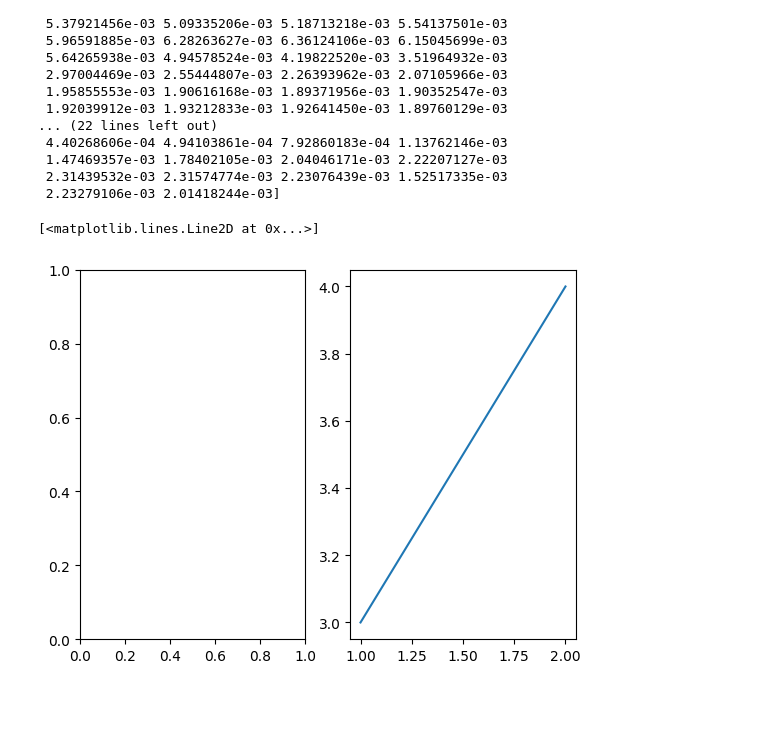
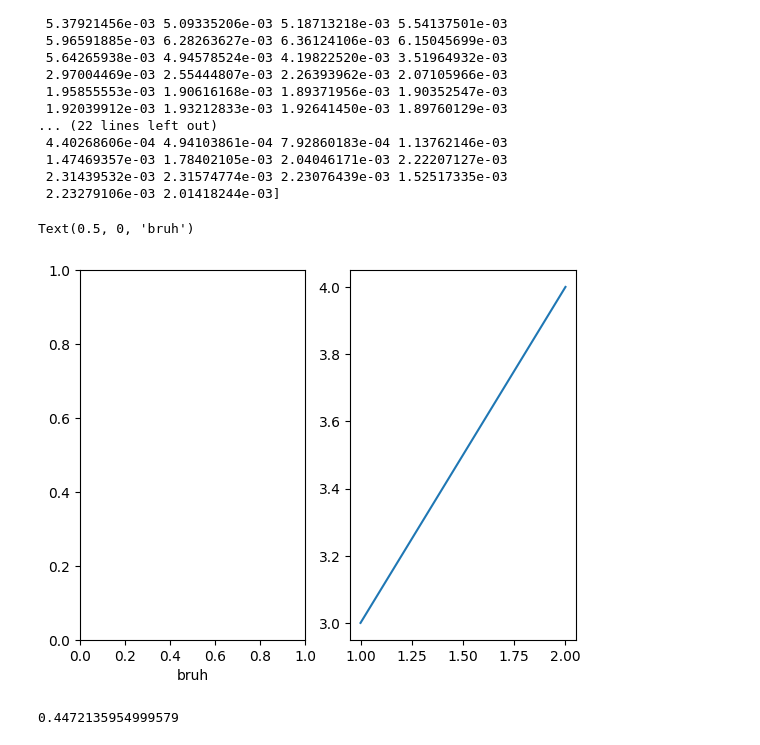
Before and after one commit to jlabbate15/firm3d, a Jupyter notebook: examples/trapped_map/trapped_map.ipynb, the cells around one changed output. Drawn from its saved outputs; the diff is of its cells as text; code cells hidden in the pictures; blank space fills up the shorter version.

```diff
--- a/examples/trapped_map/trapped_map.ipynb
+++ b/examples/trapped_map/trapped_map.ipynb
@@ -230,7 +230,12 @@ print(out['omega_d'][:,0,0,0])
 # %%
 import matplotlib.pyplot as plt
 fig, ax = plt.subplots(nrows=1, ncols=2)
 ax[1].plot([1,2],[3,4])
+ax[0].set_xlabel('bruh')
 # %% [output]
-[<matplotlib.lines.Line2D at 0x...>]
+Text(0.5, 0, 'bruh')
-[figure, old version]
+[figure, new version]
+# %%
+0.2**0.5
+# %% [output]
+0.4472135954999579
```
Also changed, not shown: 2 other files.
